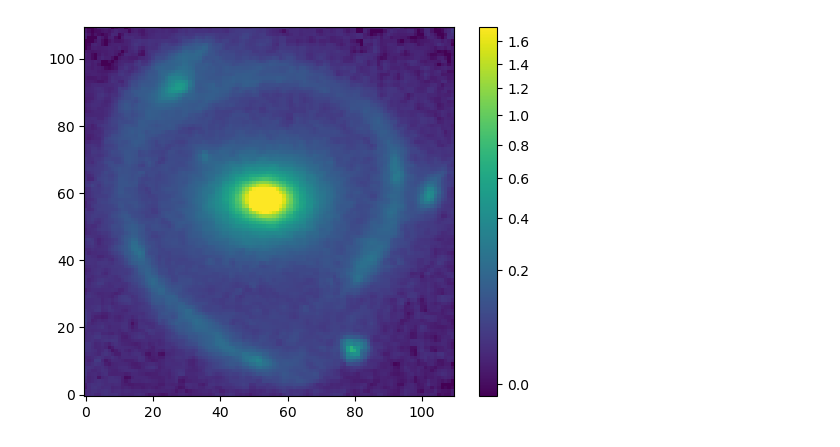
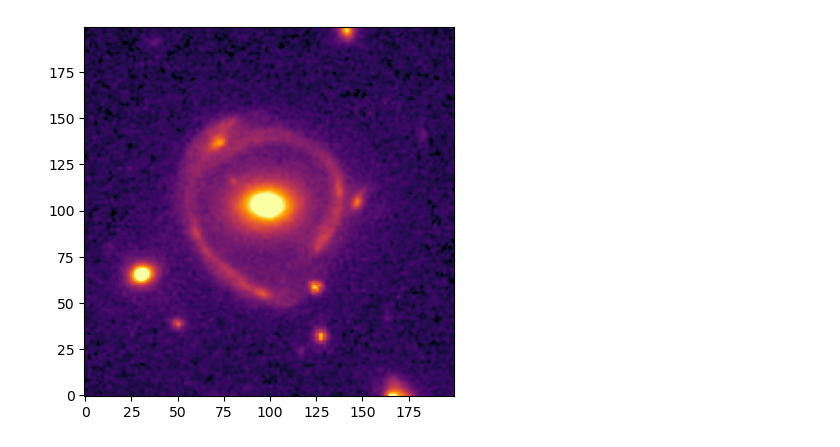
Before and after one commit to seanxuseanxu/nanolens, a Jupyter notebook: image_processing/makecutout.ipynb, the cells around one changed output. Saved outputs shown, nothing was run; the diff lists cells and outputs as text; code cells hidden in the pictures.

```diff
--- a/image_processing/makecutout.ipynb
+++ b/image_processing/makecutout.ipynb
@@ -6,12 +6,12 @@ from matplotlib import pyplot as plt
 from astropy.visualization import simple_norm
 # %%
 f=fits.open('final_96_drz.fits')
-observed_img = CutoutImage(f[1].data,[1070,1230],[110,110])
+observed_img = CutoutImage(f[1].data,[1070,1230],[200,200])
 #save("cutout238b.npy",observed_img)
 
 norm = simple_norm(observed_img, 'sqrt', percent=99.)
-plt.imshow(observed_img, norm=norm, origin='lower', cmap='viridis')
+plt.imshow(observed_img, norm=norm, origin='lower', cmap='inferno')
 #plt.colorbar()
 plt.savefig("observed.png",transparent=True)
 # %% [output]
-[figure, old version]
+[figure, new version]
```
Also changed, not shown: parts of 3 cells of this notebook, 16 other files.
